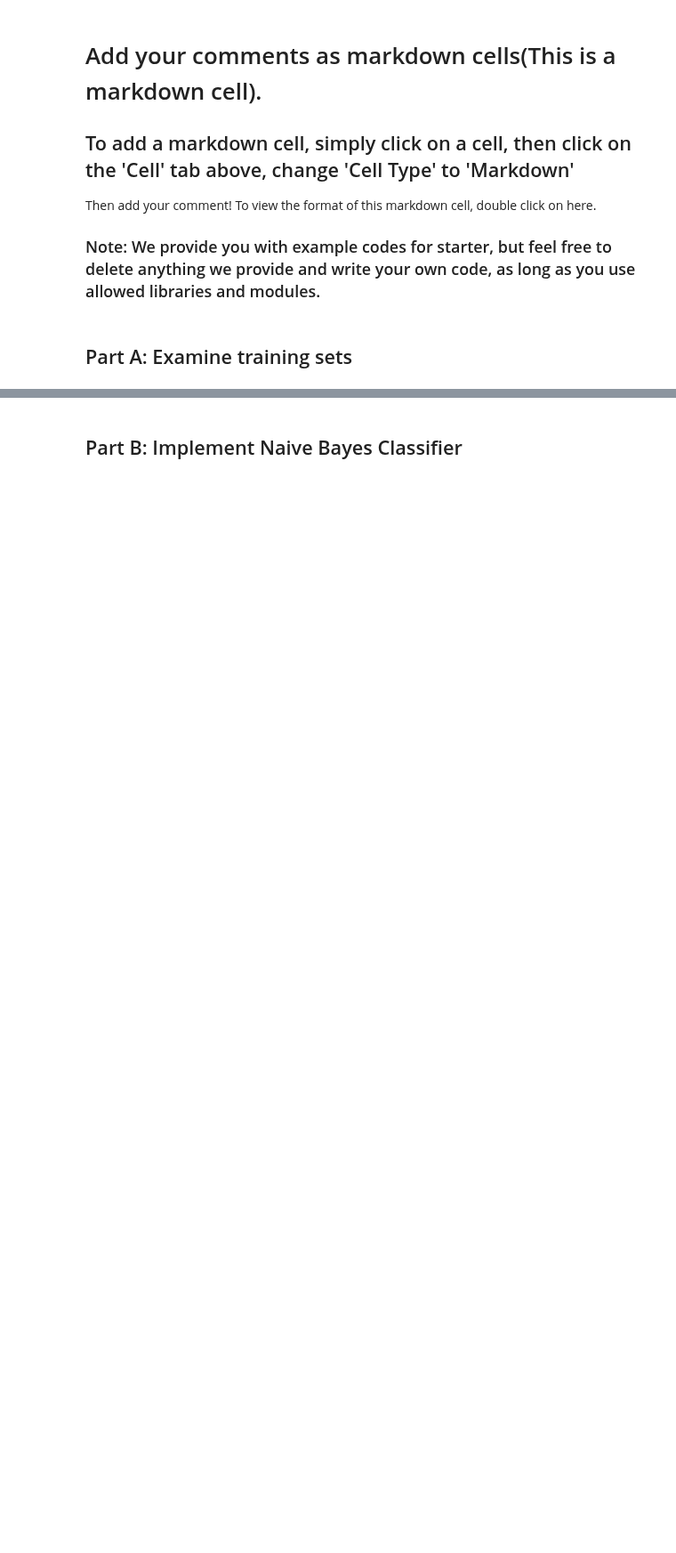
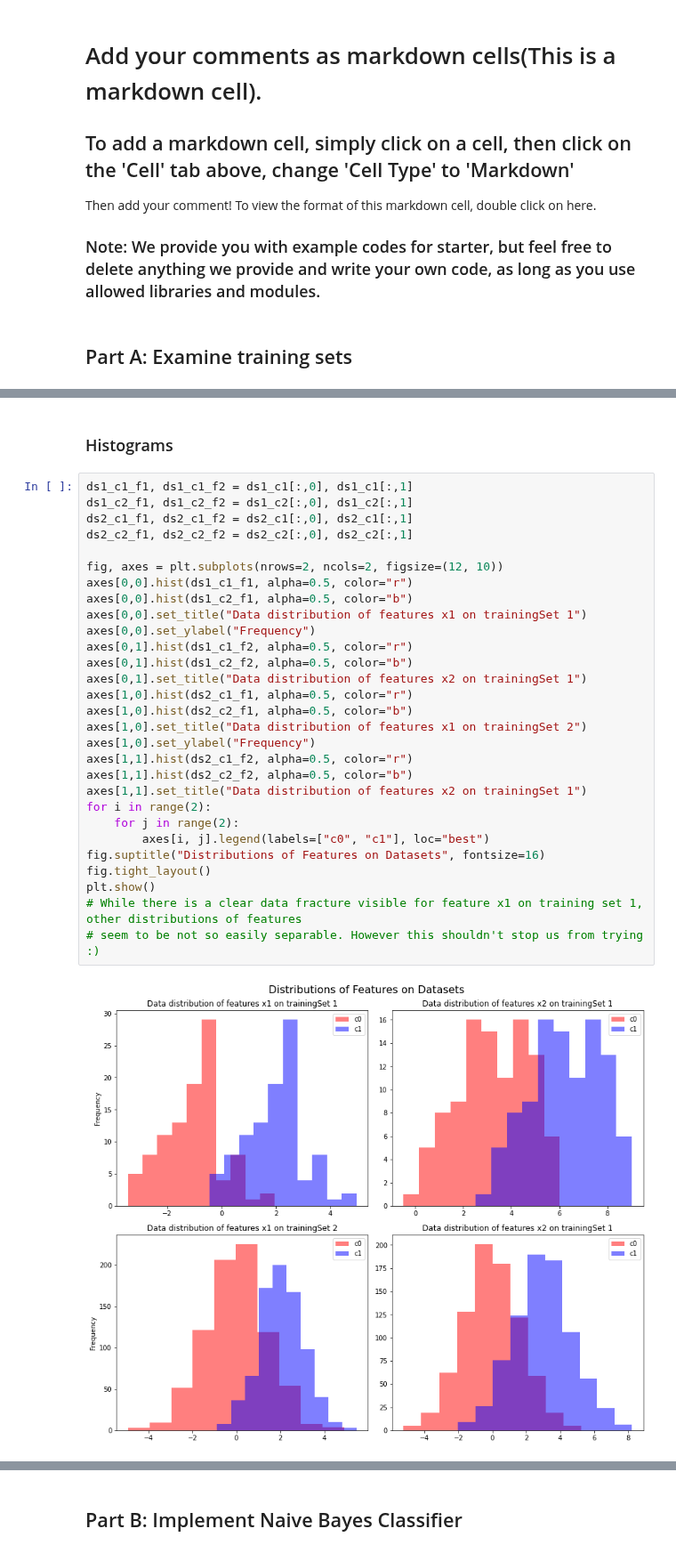
Before and after one commit to batuhanfaik/itu-cmpe, a Jupyter notebook: hw1/HW1_template.ipynb, the cells around one changed output, grey strips where cells are left out. Shown at 89% size. Saved outputs shown, nothing was run; the diff lists cells and outputs as text; blank space fills up the shorter version.

```diff
--- a/hw1/HW1_template.ipynb
+++ b/hw1/HW1_template.ipynb
@@ -93,0 +95,33 @@ ax.set_yticklabels(['']+alpha)
+# %% [markdown]
+### Histograms
+# %%
+ds1_c1_f1, ds1_c1_f2 = ds1_c1[:,0], ds1_c1[:,1]
+ds1_c2_f1, ds1_c2_f2 = ds1_c2[:,0], ds1_c2[:,1]
+ds2_c1_f1, ds2_c1_f2 = ds2_c1[:,0], ds2_c1[:,1]
+ds2_c2_f1, ds2_c2_f2 = ds2_c2[:,0], ds2_c2[:,1]
+
+fig, axes = plt.subplots(nrows=2, ncols=2, figsize=(12, 10))
+axes[0,0].hist(ds1_c1_f1, alpha=0.5, color="r")
+axes[0,0].hist(ds1_c2_f1, alpha=0.5, color="b")
+axes[0,0].set_title("Data distribution of features x1 on trainingSet 1")
+axes[0,0].set_ylabel("Frequency")
+axes[0,1].hist(ds1_c1_f2, alpha=0.5, color="r")
+axes[0,1].hist(ds1_c2_f2, alpha=0.5, color="b")
+axes[0,1].set_title("Data distribution of features x2 on trainingSet 1")
+axes[1,0].hist(ds2_c1_f1, alpha=0.5, color="r")
+axes[1,0].hist(ds2_c2_f1, alpha=0.5, color="b")
+axes[1,0].set_title("Data distribution of features x1 on trainingSet 2")
+axes[1,0].set_ylabel("Frequency")
+axes[1,1].hist(ds2_c1_f2, alpha=0.5, color="r")
+axes[1,1].hist(ds2_c2_f2, alpha=0.5, color="b")
+axes[1,1].set_title("Data distribution of features x2 on trainingSet 1")
+for i in range(2):
+    for j in range(2):
+        axes[i, j].legend(labels=["c0", "c1"], loc="best")
+fig.suptitle("Distributions of Features on Datasets", fontsize=16)
+fig.tight_layout()
+plt.show()
+# While there is a clear data fracture visible for feature x1 on training set 1, other distributions of features
+# seem to be not so easily separable. However this shouldn't stop us from trying :)
+# %% [output]
+[figure, added]
```
Also changed, not shown: parts of 12 cells of this notebook.
